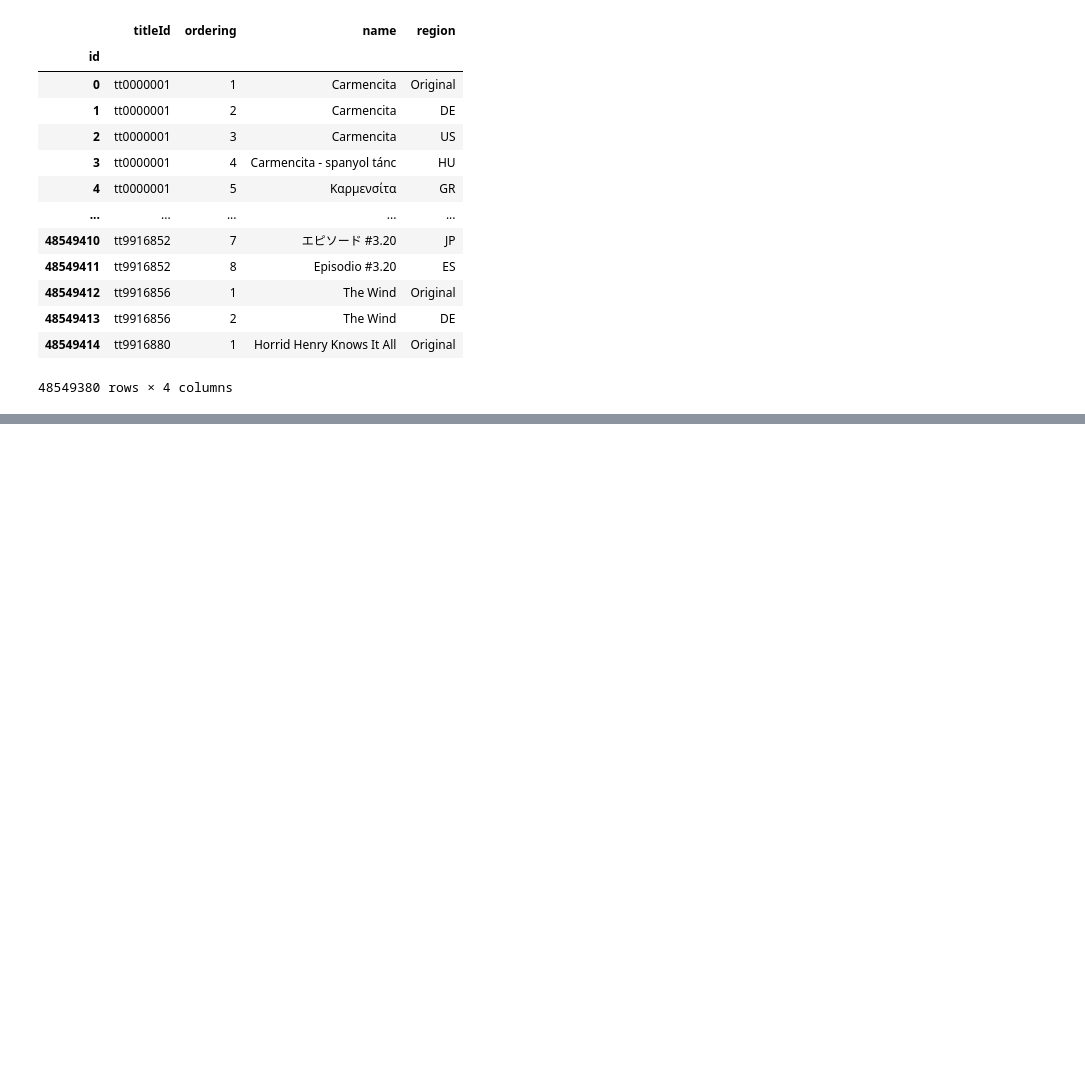
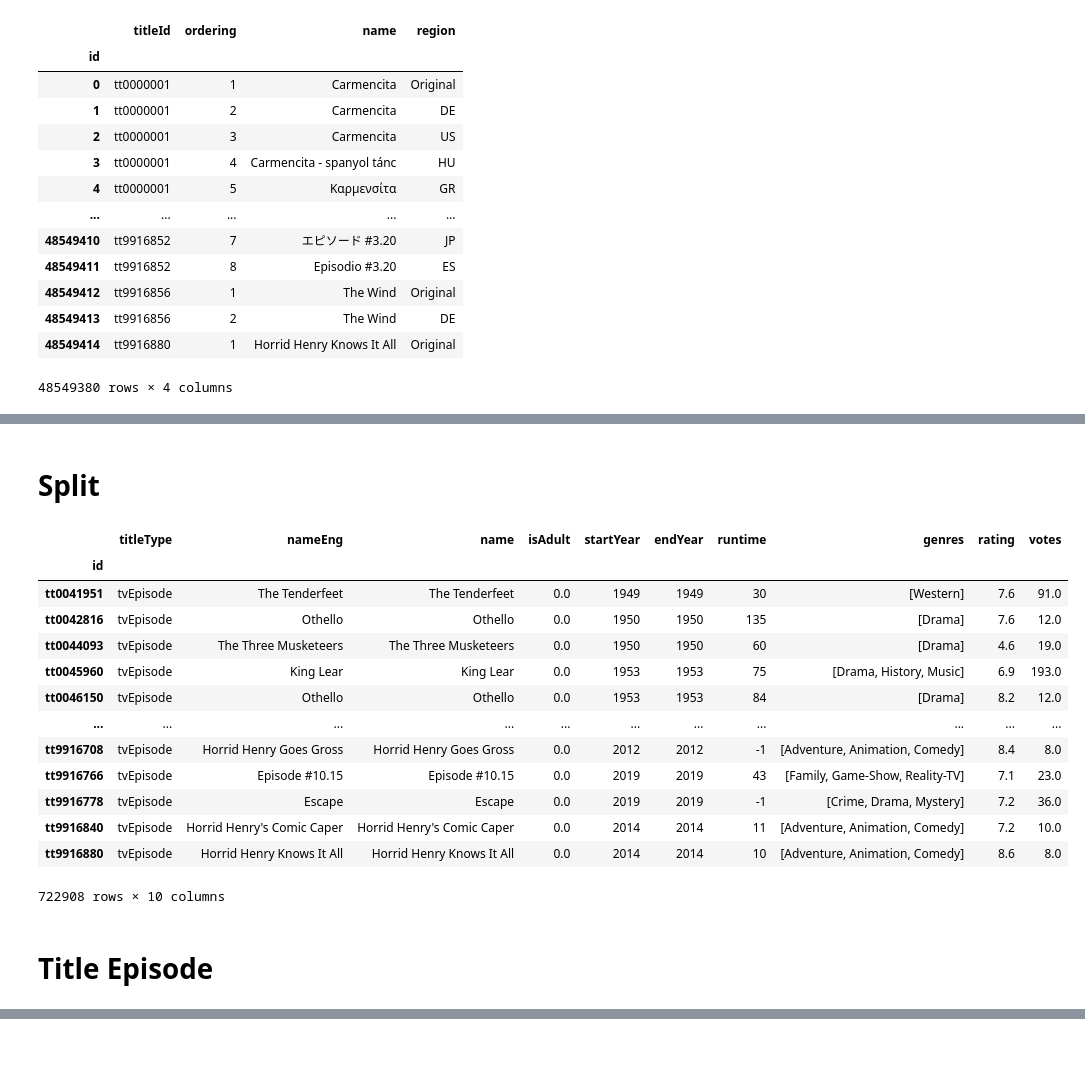
Before and after one commit to danieljaderpellattiero/unive-imdb, a Jupyter notebook: csv_formatter.ipynb, the cells around one changed output, grey strips where cells are left out. Saved outputs shown, nothing was run; the diff lists cells and outputs as text; code cells hidden in the pictures; blank space fills up the shorter version.

```diff
--- a/csv_formatter.ipynb
+++ b/csv_formatter.ipynb
@@ -332,0 +413,24 @@ title_aka
+# %% [markdown]
+# Split
+# %%
+title_basics_ratings_episode=title_basics_ratings[title_basics_ratings["titleType"]=="tvEpisode"]
+title_basics_ratings_no_episode=title_basics_ratings[title_basics_ratings["titleType"]!="tvEpisode"]
+# %%
+title_basics_ratings_episode
+# %% [output]
+|  | titleType | nameEng | name | isAdult | startYear | endYear | runtime | genres | rating | votes |
+| id |  |  |  |  |  |  |  |  |  |  |
+| tt0041951 | tvEpisode | The Tenderfeet | The Tenderfeet | 0.0 | 1949 | 1949 | 30 | [Western] | 7.6 | 91.0 |
+| tt0042816 | tvEpisode | Othello | Othello | 0.0 | 1950 | 1950 | 135 | [Drama] | 7.6 | 12.0 |
+| tt0044093 | tvEpisode | The Three Musketeers | The Three Musketeers | 0.0 | 1950 | 1950 | 60 | [Drama] | 4.6 | 19.0 |
+| tt0045960 | tvEpisode | King Lear | King Lear | 0.0 | 1953 | 1953 | 75 | [Drama, History, Music] | 6.9 | 193.0 |
+| tt0046150 | tvEpisode | Othello | Othello | 0.0 | 1953 | 1953 | 84 | [Drama] | 8.2 | 12.0 |
+| ... | ... | ... | ... | ... | ... | ... | ... | ... | ... | ... |
+| tt9916708 | tvEpisode | Horrid Henry Goes Gross | Horrid Henry Goes Gross | 0.0 | 2012 | 2012 | -1 | [Adventure, Animation, Comedy] | 8.4 | 8.0 |
+| tt9916766 | tvEpisode | Episode #10.15 | Episode #10.15 | 0.0 | 2019 | 2019 | 43 | [Family, Game-Show, Reality-TV] | 7.1 | 23.0 |
+| tt9916778 | tvEpisode | Escape | Escape | 0.0 | 2019 | 2019 | -1 | [Crime, Drama, Mystery] | 7.2 | 36.0 |
+| tt9916840 | tvEpisode | Horrid Henry's Comic Caper | Horrid Henry's Comic Caper | 0.0 | 2014 | 2014 | 11 | [Adventure, Animation, Comedy] | 7.2 | 10.0 |
+| tt9916880 | tvEpisode | Horrid Henry Knows It All | Horrid Henry Knows It All | 0.0 | 2014 | 2014 | 10 | [Adventure, Animation, Comedy] | 8.6 | 8.0 |
+722908 rows × 10 columns
+# %% [markdown]
+# Title Episode
```
Also changed, not shown: parts of 52 cells of this notebook.
